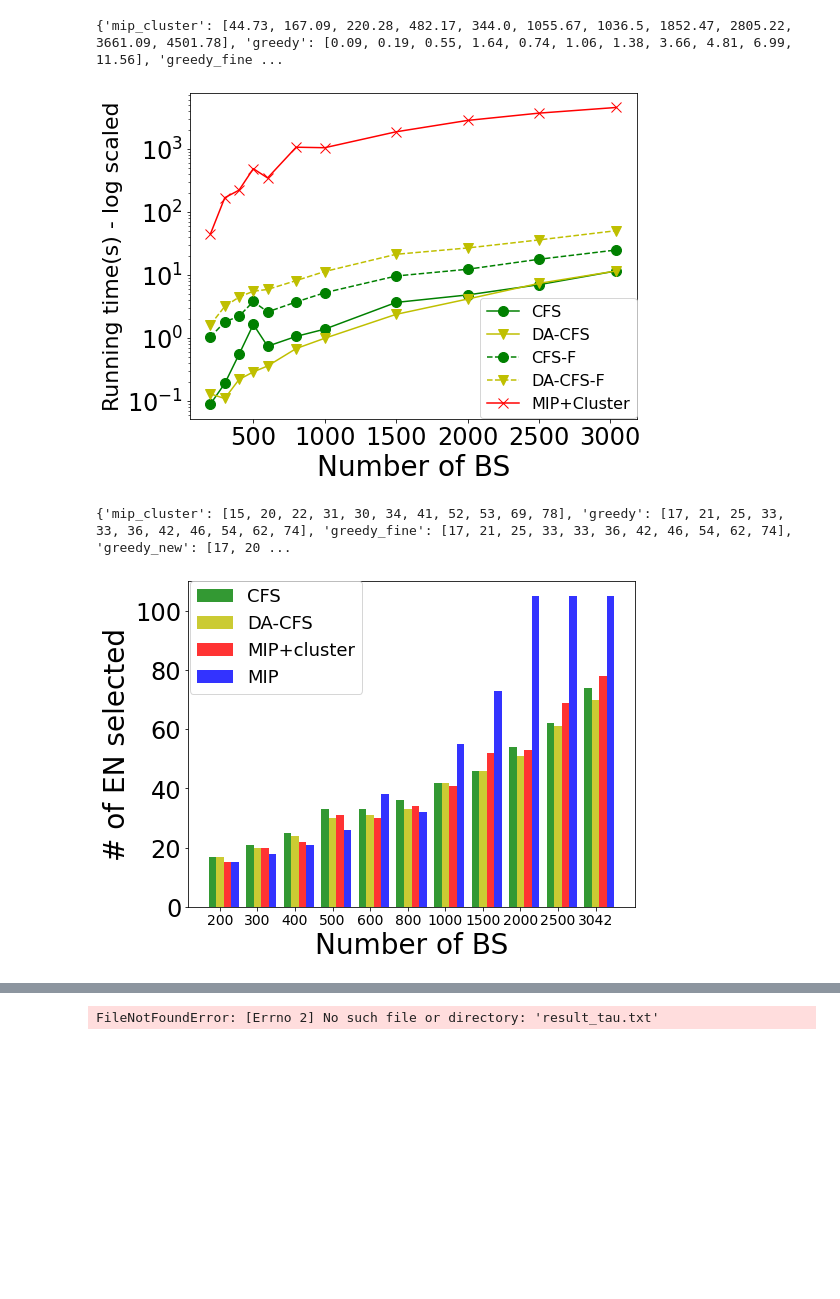
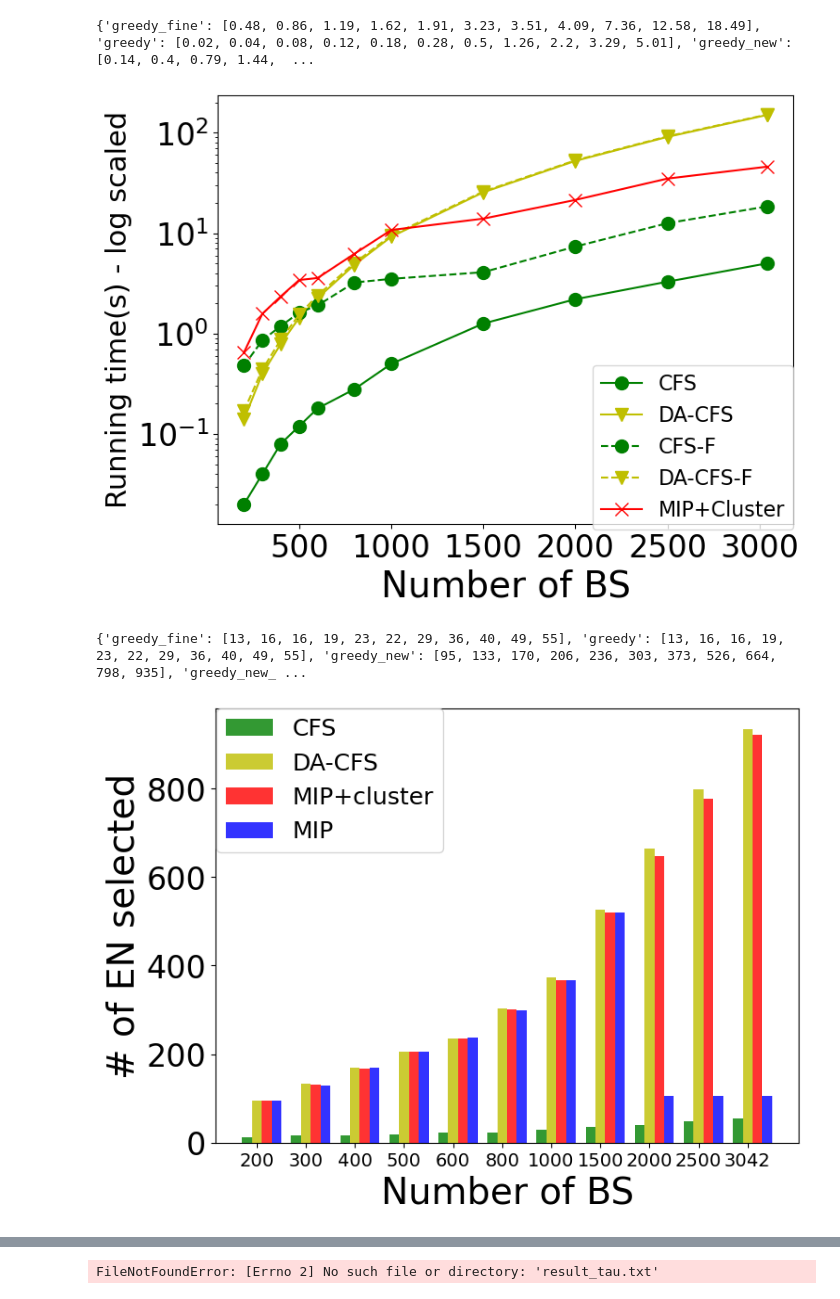
Before and after one commit to PetalZh/MECExpJava, a Jupyter notebook: Plot/MECPlot/plot.ipynb, the cells around one changed output, grey strips where cells are left out. Saved outputs shown, nothing was run; the diff lists cells and outputs as text; code cells hidden in the pictures; blank space fills up the shorter version.

```diff
--- a/Plot/MECPlot/plot.ipynb
+++ b/Plot/MECPlot/plot.ipynb
@@ -241,6 +245,6 @@ plotAvg()
 # %%
 def plotTimeLine():
-    theta = "22.0"
+    theta = "0.1"
     x = ["200", "300", "400","500","600", "800", "1000", "1500", "2000", "2500", "3042"]
     plot_dict = {}
 
@@ -281,15 +285,15 @@ def plotTimeLine():
     plt.legend(bbox_to_anchor=(1, 0.37), loc=1, borderaxespad=0., fontsize = 16)
 
     #plt.grid(True)
-    fig.savefig('./img/time_line.pdf', bbox_inches = 'tight')
+    fig.savefig('./img/time_line.png', bbox_inches = 'tight')
 
 plotTimeLine()
 # %% [output]
-{'mip_cluster': [44.73, 167.09, 220.28, 482.17, 344.0, 1055.67, 1036.5, 1852.47, 2805.22, 3661.09, 4501.78], 'greedy': [0.09, 0.19, 0.55, 1.64, 0.74, 1.06, 1.38, 3.66, 4.81, 6.99, 11.56], 'greedy_fine ...
+{'greedy_fine': [0.48, 0.86, 1.19, 1.62, 1.91, 3.23, 3.51, 4.09, 7.36, 12.58, 18.49], 'greedy': [0.02, 0.04, 0.08, 0.12, 0.18, 0.28, 0.5, 1.26, 2.2, 3.29, 5.01], 'greedy_new': [0.14, 0.4, 0.79, 1.44,  ...
-[figure, old version]
+[figure, new version]
 # %%
 def plotENBar():
-    theta = "22.0" #14
+    theta = "0.1" #14
     x = ["200", "300", "400","500","600", "800", "1000", "1500", "2000", "2500", "3042"]
     #x = ["200", "500", "1000", "1500", "2000", "2500", "2768"]
     plot_dict = {}
@@ -311,36 +315,36 @@ def plotENBar():
 
 
     #fig,ax = plt.subplots()
     fig = plt.figure(figsize=(8, 6))
 
     plt.xlabel(r'Number of BS', fontsize=font)
     plt.ylabel(r'# of EN selected', fontsize=font)
 
     r = range(1, len(plot_dict['greedy'])+1)
     p_greedy = [i - 0.2 for i in r]
     p_greedy_new = [i for i in r]
     p_mip = [i + 0.2 for i in r]
     p_mip_cluster = [i + 0.4 for i in r]
     #print(p_random)
 
 #     bar1 = plt.bar(p_random, height = plot_dict['random'], width = 0.2, alpha = 0.8, color = 'y',label = 'Random')
     bar2 = plt.bar(p_greedy,plot_dict['greedy'],width = 0.2, alpha = 0.8,color = 'g',label = 'CFS')
     bar3 = plt.bar(p_greedy_new,plot_dict['greedy_new'],width = 0.2, alpha = 0.8,color = 'y',label = 'DA-CFS')
     bar3 = plt.bar(p_mip,plot_dict['mip_cluster'],width = 0.2, alpha = 0.8,color = 'r',label = 'MIP+cluster')
     bar4 = plt.bar(p_mip_cluster[0:11],plot_dict['mip'][0:11],width = 0.2, alpha = 0.8,color = 'b',label = 'MIP')
 
     plt.xticks(r, x, fontsize=14)
     plt.yticks(fontsize=24)
 
     plt.legend(bbox_to_anchor=(0.39, 1), loc=1, borderaxespad=0., fontsize=18)
 
     #plt.grid(True)
-    plt.savefig('./img/en.pdf', bbox_inches = 'tight')
+    plt.savefig('./img/en.png', bbox_inches = 'tight')
 
 plotENBar()
 # %% [output]
-{'mip_cluster': [15, 20, 22, 31, 30, 34, 41, 52, 53, 69, 78], 'greedy': [17, 21, 25, 33, 33, 36, 42, 46, 54, 62, 74], 'greedy_fine': [17, 21, 25, 33, 33, 36, 42, 46, 54, 62, 74], 'greedy_new': [17, 20 ...
+{'greedy_fine': [13, 16, 16, 19, 23, 22, 29, 36, 40, 49, 55], 'greedy': [13, 16, 16, 19, 23, 22, 29, 36, 40, 49, 55], 'greedy_new': [95, 133, 170, 206, 236, 303, 373, 526, 664, 798, 935], 'greedy_new_ ...
-[figure, old version]
+[figure, new version]
 # %%
 # dict[theta][method][bs_num] ->[en, cost, time]
 def plotThetaWithEN():
```
Also changed, not shown: parts of 15 cells of this notebook, 43 other files.
